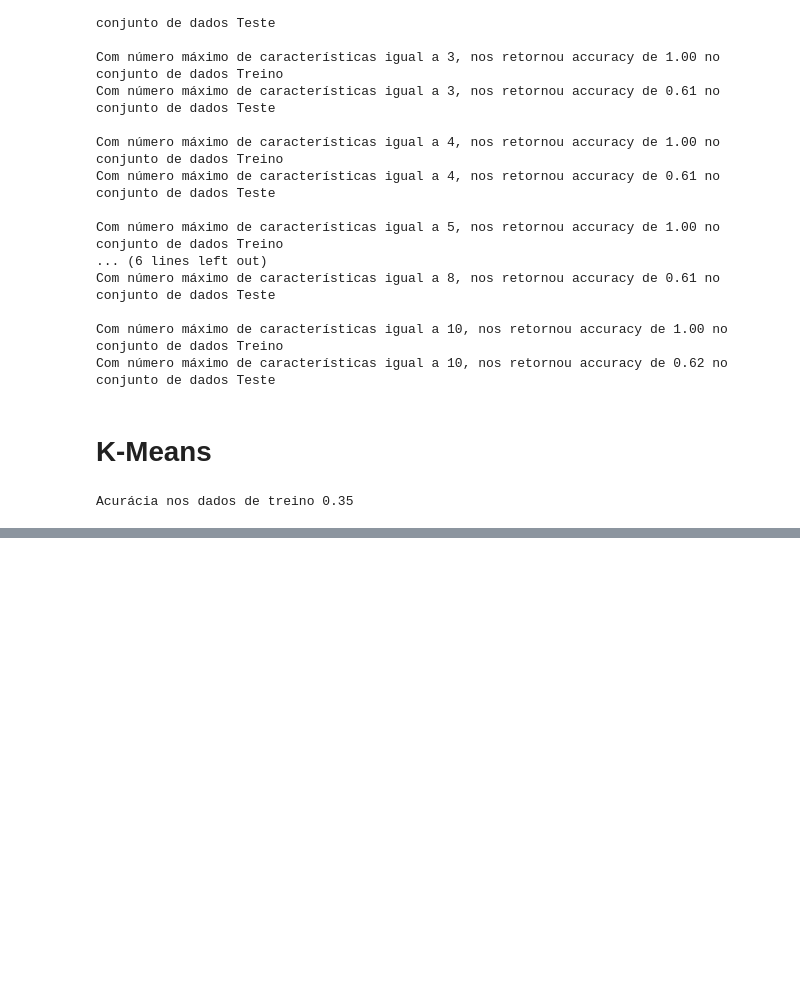
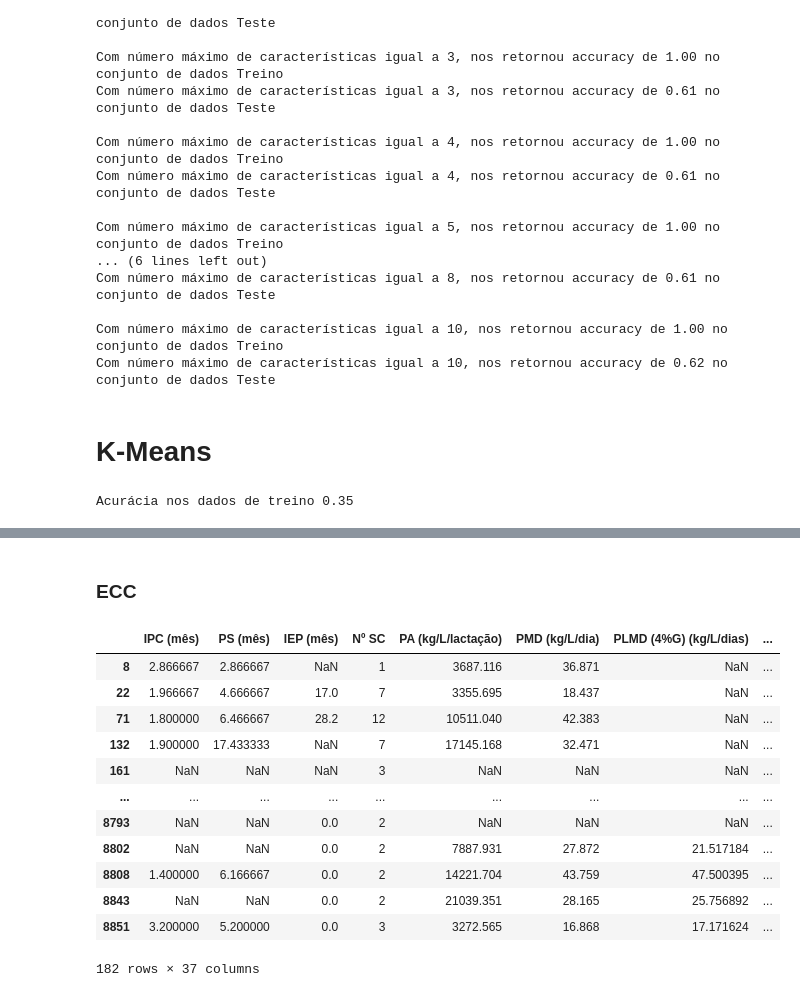
Before and after one commit to alisonascimento/distocia, a Jupyter notebook: Distocia.ipynb, the cells around one changed output, grey strips where cells are left out. Saved outputs shown, nothing was run; the diff lists cells and outputs as text; code cells hidden in the pictures; blank space fills up the shorter version.

```diff
--- a/Distocia.ipynb
+++ b/Distocia.ipynb
@@ -635,0 +644,2 @@ Acurácia nos dados de treino 0.35
+# %%
+df3 = dados.copy()
@@ -635,0 +668,38 @@ Acurácia nos dados de treino 0.35
+# %% [markdown]
+### ECC
+# %%
+from sklearn.linear_model import LinearRegression
+
+df3_teste = df3[df3['ECC'].isnull()].copy()
+
+df3_train = df3.copy()
+df3_train.dropna(inplace=True)
+
+# Criando variáveis Dummies para o X_train
+df3_train = pd.get_dummies(df3_train, columns=["Situação do parto", "Bezerro deste parto", "Tipo de prenhez", "Multiparidade", "Estações do ano"], drop_first=True)
+df3_teste = pd.get_dummies(df3_teste, columns=["Situação do parto", "Bezerro deste parto", "Tipo de prenhez", "Multiparidade", "Estações do ano"], drop_first=True)
+
+y_train = df3_train['ECC']
+X_train = df3_train.drop('ECC', axis=1)
+X_teste = df3_teste.drop('ECC', axis=1)
+
+modelo = LinearRegression().fit(X_train, y_train)
+
+#y_pred = modelo.predict(X_teste)
+#y_pred
+# %%
+X_teste
+# %% [output]
+|  | IPC (mês) | PS (mês) | IEP (mês) | Nº SC | PA (kg/L/lactação) | PMD (kg/L/dia) | PLMD (4%G) (kg/L/dias) | ... |
+| 8 | 2.866667 | 2.866667 | NaN | 1 | 3687.116 | 36.871 | NaN | ... |
+| 22 | 1.966667 | 4.666667 | 17.0 | 7 | 3355.695 | 18.437 | NaN | ... |
+| 71 | 1.800000 | 6.466667 | 28.2 | 12 | 10511.040 | 42.383 | NaN | ... |
+| 132 | 1.900000 | 17.433333 | NaN | 7 | 17145.168 | 32.471 | NaN | ... |
+| 161 | NaN | NaN | NaN | 3 | NaN | NaN | NaN | ... |
+| ... | ... | ... | ... | ... | ... | ... | ... | ... |
+| 8793 | NaN | NaN | 0.0 | 2 | NaN | NaN | NaN | ... |
+| 8802 | NaN | NaN | 0.0 | 2 | 7887.931 | 27.872 | 21.517184 | ... |
+| 8808 | 1.400000 | 6.166667 | 0.0 | 2 | 14221.704 | 43.759 | 47.500395 | ... |
+| 8843 | NaN | NaN | 0.0 | 2 | 21039.351 | 28.165 | 25.756892 | ... |
+| 8851 | 3.200000 | 5.200000 | 0.0 | 3 | 3272.565 | 16.868 | 17.171624 | ... |
+182 rows × 37 columns
```
Also changed, not shown: parts of 4 cells of this notebook.
